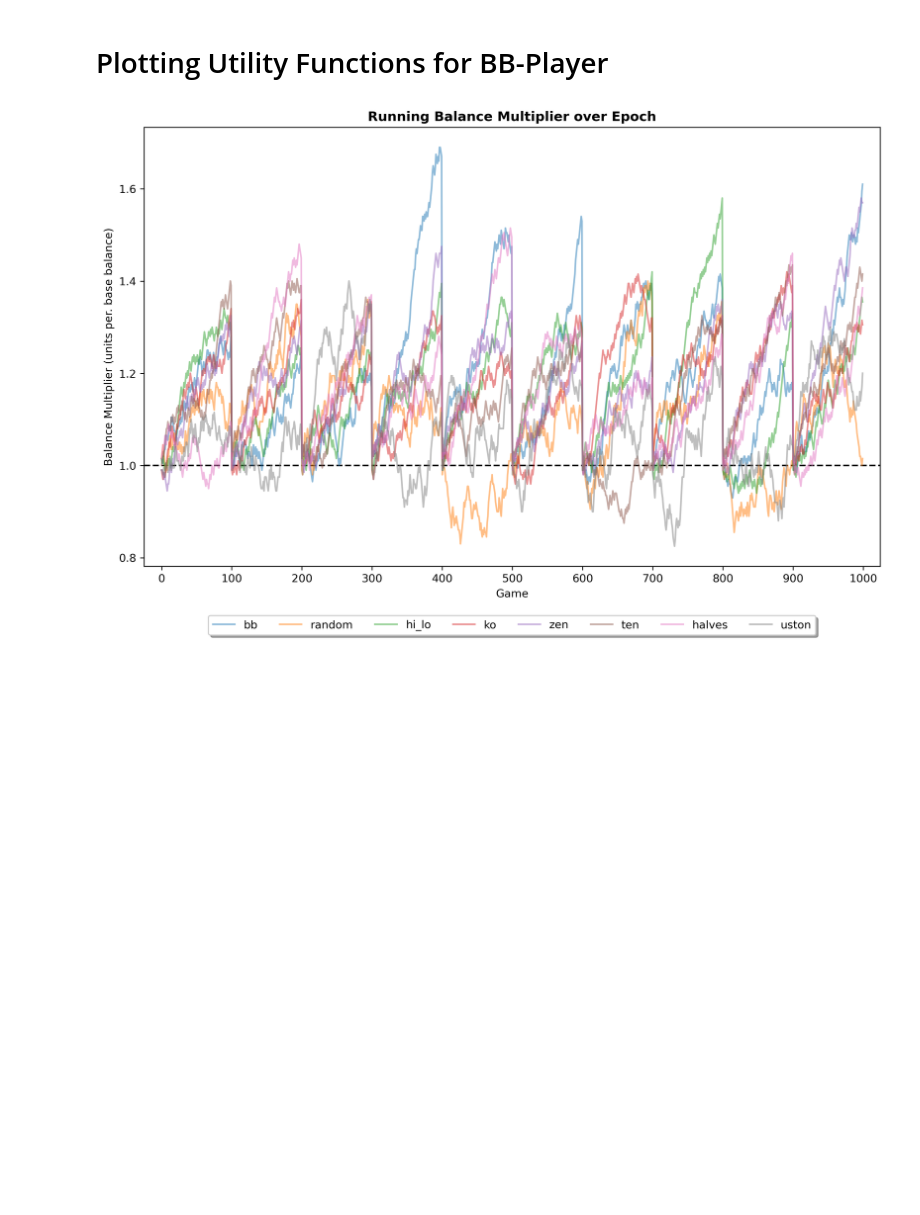
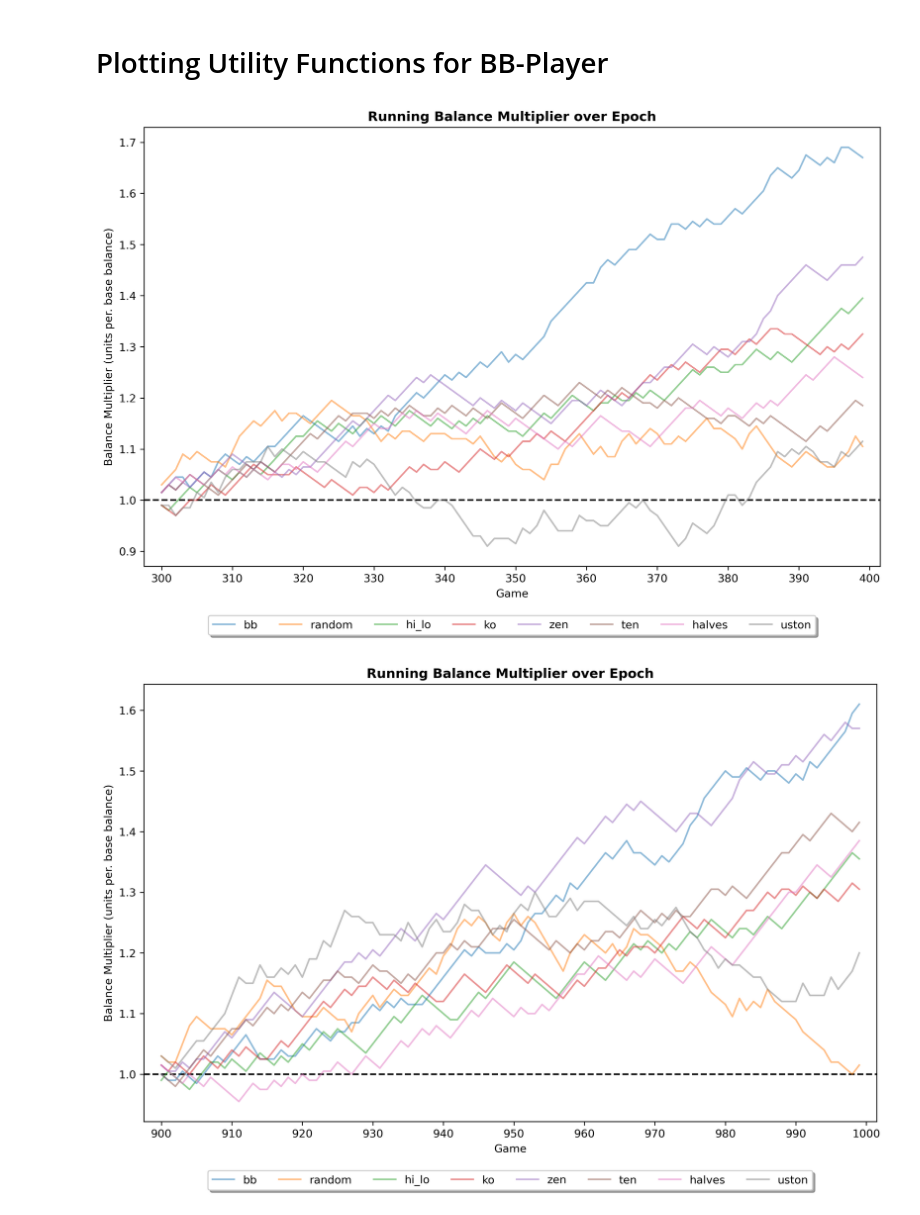
Before and after one commit to hlakams/bb-player, a Jupyter notebook: plotter.ipynb, the cells around one changed output. Saved outputs shown, nothing was run; the diff lists cells and outputs as text; code cells hidden in the pictures; blank space fills up the shorter version.

Commit message:
various plots for base model

```diff
--- a/plotter.ipynb
+++ b/plotter.ipynb
@@ -56,7 +56,9 @@ def plot_running_balance(df_balance: pd.DataFrame, names: list[str], min_index:
     plt.show()
 # %%
 # plot the subset of data in some epoch(s)
-# plot_running_balance(df_balance, names, 0, 1000)
+plot_running_balance(df_batch_balance, names, 300, 400)
+plot_running_balance(df_batch_balance, names, 900, 1000)
 plot_running_balance(df_batch_balance, names, 0, 1000)
 # %% [output]
-[figure, old version]
+[figure, new version]
+[figure, added]
```
Also changed, not shown: parts of 1 cell of this notebook, 3 other files.
